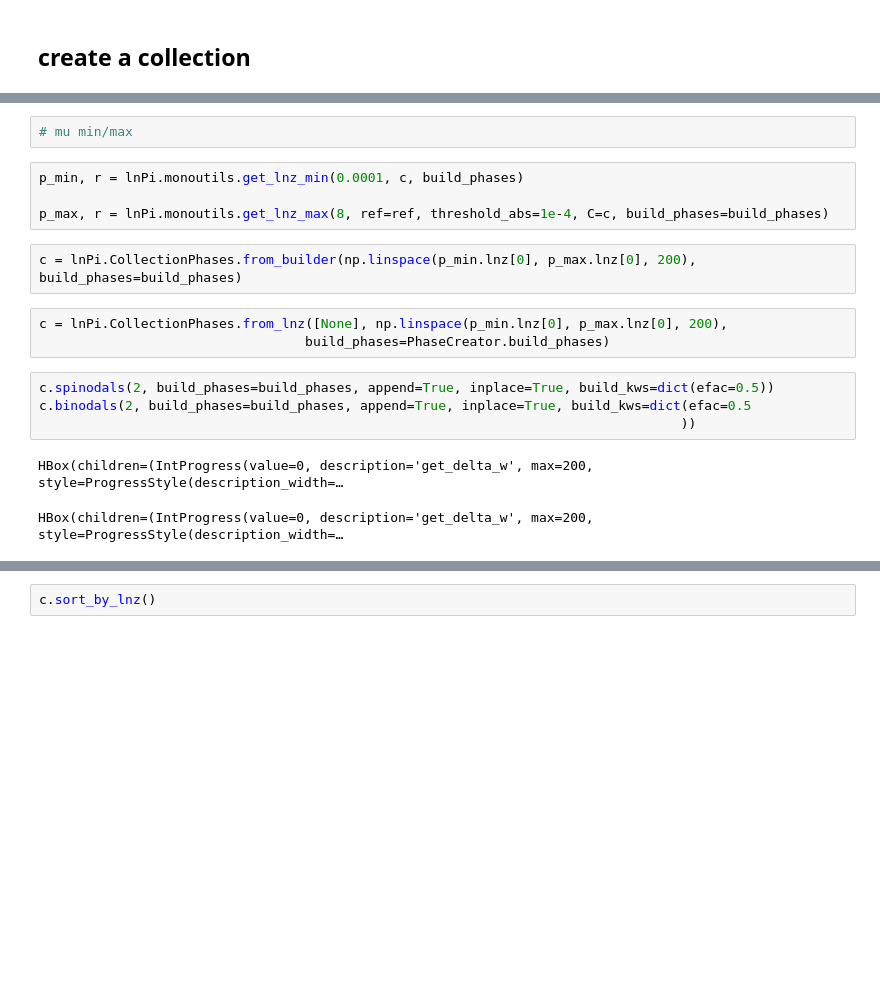
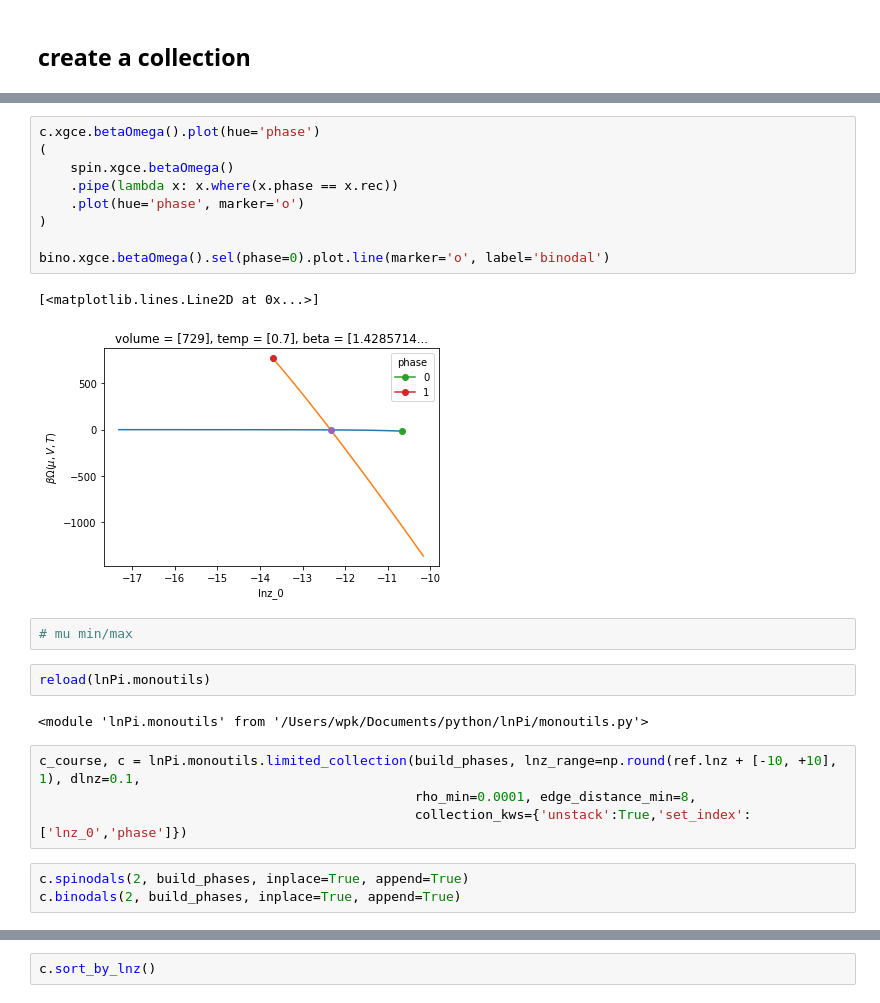
Before and after one commit to wpk-nist-gov/tmmc-lnpy, a Jupyter notebook: examples/1D/anal_1d_stuff.ipynb, the cells around one changed output, grey strips where cells are left out. Cells and saved outputs as stored; diff of their text form; blank space fills up the shorter version.

```diff
--- a/examples/1D/anal_1d_stuff.ipynb
+++ b/examples/1D/anal_1d_stuff.ipynb
@@ -931,18 +99,25 @@ bino.xgce_prop.betaOmega().sel(phase=0).to_dataframe().plot('lnz_0','betaOmega',
+# %%
+c.xgce.betaOmega().plot(hue='phase')
+(
+    spin.xgce.betaOmega()
+    .pipe(lambda x: x.where(x.phase == x.rec))
+    .plot(hue='phase', marker='o')
+)
+
+bino.xgce.betaOmega().sel(phase=0).plot.line(marker='o', label='binodal')
+# %% [output]
+[<matplotlib.lines.Line2D at 0x...>]
+[figure, added]
 # %%
 # mu min/max
-# %%
-p_min, r = lnPi.monoutils.get_lnz_min(0.0001, c, build_phases)
-
-p_max, r = lnPi.monoutils.get_lnz_max(8, ref=ref, threshold_abs=1e-4, C=c, build_phases=build_phases)
-# %%
-c = lnPi.CollectionPhases.from_builder(np.linspace(p_min.lnz[0], p_max.lnz[0], 200), build_phases=build_phases)
-# %%
-c = lnPi.CollectionPhases.from_lnz([None], np.linspace(p_min.lnz[0], p_max.lnz[0], 200),
-                                  build_phases=PhaseCreator.build_phases)
+# %%
+reload(lnPi.monoutils)
+# %% [output]
+<module 'lnPi.monoutils' from '/Users/wpk/Documents/python/lnPi/monoutils.py'>
+# %%
+c_course, c = lnPi.monoutils.limited_collection(build_phases, lnz_range=np.round(ref.lnz + [-10, +10], 1), dlnz=0.1,
+                                                rho_min=0.0001, edge_distance_min=8,
+                                                collection_kws={'unstack':True,'set_index':['lnz_0','phase']})
 # %%
-c.spinodals(2, build_phases=build_phases, append=True, inplace=True, build_kws=dict(efac=0.5))
-c.binodals(2, build_phases=build_phases, append=True, inplace=True, build_kws=dict(efac=0.5
-                                                                                  ))
+c.spinodals(2, build_phases, inplace=True, append=True)
+c.binodals(2, build_phases, inplace=True, append=True)
-# %% [output]
-HBox(children=(IntProgress(value=0, description='get_delta_w', max=200, style=ProgressStyle(description_width=…
-HBox(children=(IntProgress(value=0, description='get_delta_w', max=200, style=ProgressStyle(description_width=…
```
Also changed, not shown: parts of 168 cells of this notebook, 12 other files.
